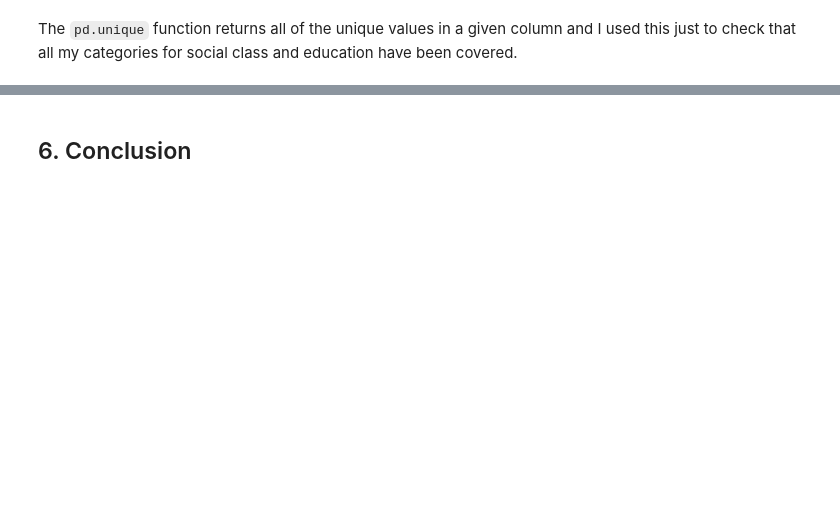
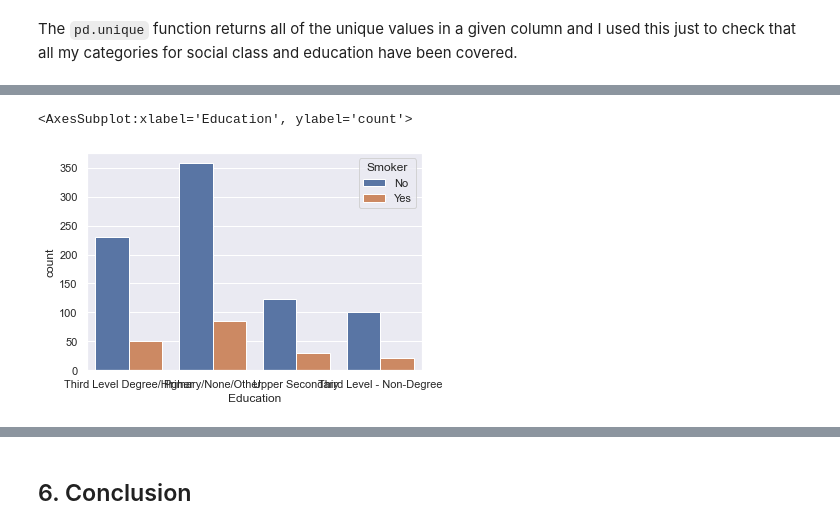
Before and after one commit to Scunnies/PfDA_Assignment, a Jupyter notebook: PfDA_Assignment.ipynb, the cells around one changed output, grey strips where cells are left out. Cells and saved outputs as stored; diff of their text form; code cells hidden in the pictures; blank space fills up the shorter version.

```diff
--- a/PfDA_Assignment.ipynb
+++ b/PfDA_Assignment.ipynb
@@ -295,0 +297,6 @@ Name: Education, dtype: int64
+# %%
+sns.set(style = 'darkgrid')
+sns.countplot(x = 'Education', hue = 'Smoker', data=df)
+# %% [output]
+<AxesSubplot:xlabel='Education', ylabel='count'>
+[figure, added]
```
Also changed, not shown: parts of 33 cells of this notebook, 1 other file.
